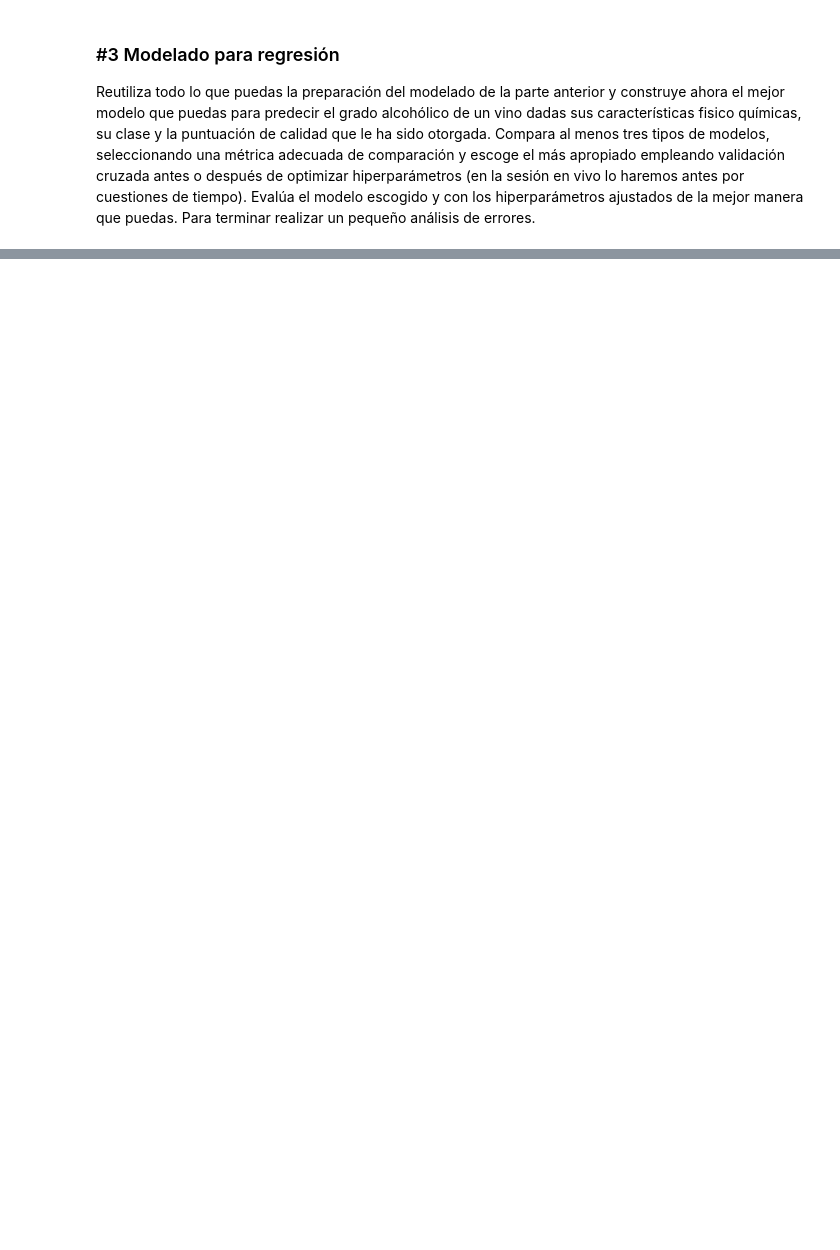
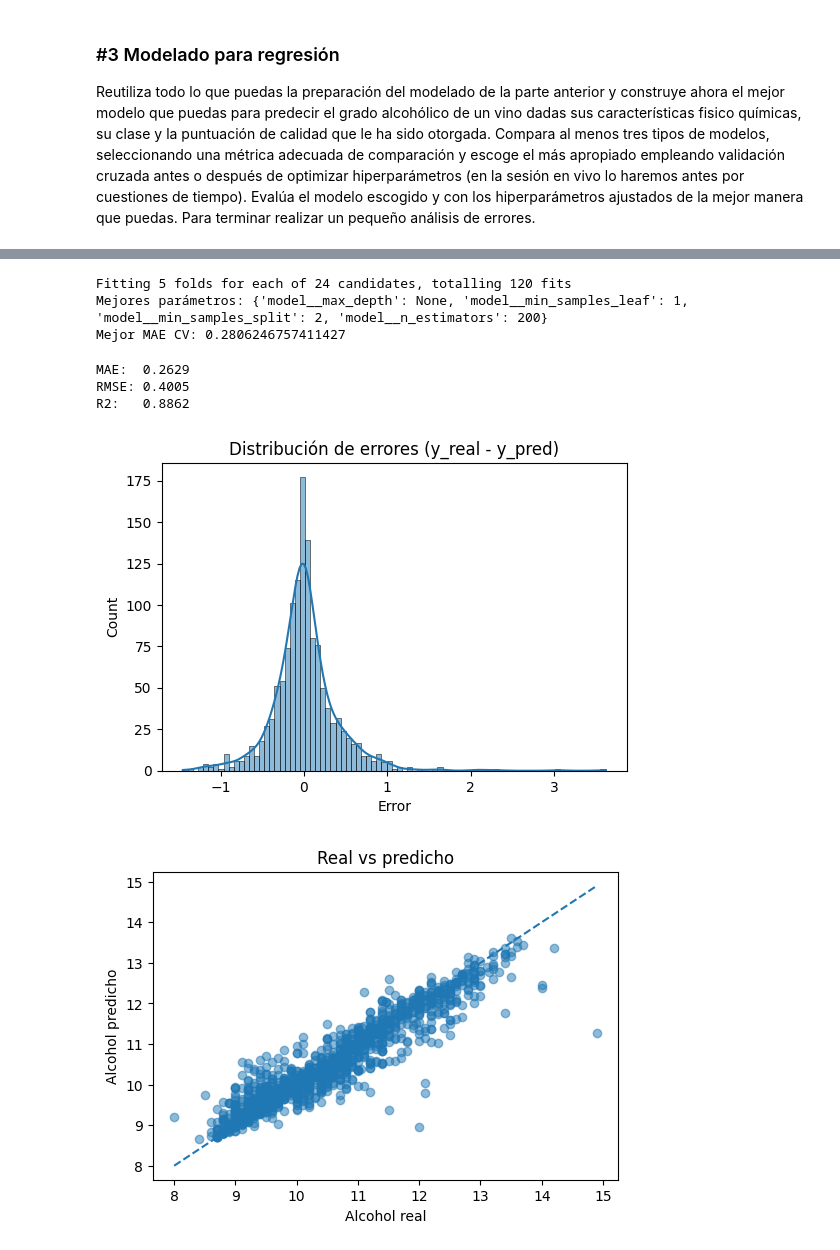
Before and after one commit to SaraRuizIniesta/DS-Online-Sara-Ruiz, a Jupyter notebook: 04_Machine_Learning/Sprint_12/Unidad_02_ML_Supervisado_Repaso/03_Practica_Obligatoria/18_Practica_Obligatoria_Repaso_Supervisado.ipynb, the cells around one changed output, grey strips where cells are left out. Drawn from its saved outputs; the diff is of its cells as text; code cells hidden in the pictures; blank space fills up the shorter version.

```diff
--- a/04_Machine_Learning/Sprint_12/Unidad_02_ML_Supervisado_Repaso/03_Practica_Obligatoria/18_Practica_Obligatoria_Repaso_Supervisado.ipynb
+++ b/04_Machine_Learning/Sprint_12/Unidad_02_ML_Supervisado_Repaso/03_Practica_Obligatoria/18_Practica_Obligatoria_Repaso_Supervisado.ipynb
@@ -140,0 +400,69 @@ Reutiliza todo lo que puedas la preparación del modelado de la parte anterior y
+# %%
+pipe_rfr = Pipeline(steps=[
+    ("preprocessor", preprocessor_reg),
+    ("model", RandomForestRegressor(random_state=42, n_jobs=-1))
+])
+
+param_grid_rfr = {
+    "model__n_estimators": [100, 200],
+    "model__max_depth": [None, 10, 20],
+    "model__min_samples_split": [2, 5],
+    "model__min_samples_leaf": [1, 2]
+}
+
+grid_rfr = GridSearchCV(
+    estimator=pipe_rfr,
+    param_grid=param_grid_rfr,
+    cv=cv_reg,
+    scoring="neg_mean_absolute_error",
+    n_jobs=-1,
+    verbose=1
+)
+
+grid_rfr.fit(X_train_reg, y_train_reg)
+
+print("Mejores parámetros:", grid_rfr.best_params_)
+print("Mejor MAE CV:", -grid_rfr.best_score_)
+# %% [output]
+Fitting 5 folds for each of 24 candidates, totalling 120 fits
+Mejores parámetros: {'model__max_depth': None, 'model__min_samples_leaf': 1, 'model__min_samples_split': 2, 'model__n_estimators': 200}
+Mejor MAE CV: 0.2806246757411427
+# %%
+from sklearn.metrics import mean_absolute_error, root_mean_squared_error, r2_score
+
+best_reg = grid_rfr.best_estimator_
+
+y_pred_reg = best_reg.predict(X_test_reg)
+
+mae = mean_absolute_error(y_test_reg, y_pred_reg)
+rmse = root_mean_squared_error(y_test_reg, y_pred_reg)
+r2 = r2_score(y_test_reg, y_pred_reg)
+
+print(f"MAE:  {mae:.4f}")
+print(f"RMSE: {rmse:.4f}")
+print(f"R2:   {r2:.4f}")
+# %% [output]
+MAE:  0.2629
+RMSE: 0.4005
+R2:   0.8862
+# %%
+errors = y_test_reg - y_pred_reg
+
+plt.figure(figsize=(6, 4))
+sns.histplot(errors, kde=True)
+plt.title("Distribución de errores (y_real - y_pred)")
+plt.xlabel("Error")
+plt.show()
+
+plt.figure(figsize=(6, 4))
+plt.scatter(y_test_reg, y_pred_reg, alpha=0.5)
+plt.xlabel("Alcohol real")
+plt.ylabel("Alcohol predicho")
+plt.title("Real vs predicho")
+plt.plot([y_test_reg.min(), y_test_reg.max()],
+         [y_test_reg.min(), y_test_reg.max()],
+         linestyle="--")
+plt.show()
+# %% [output]
+[figure, added]
+[figure, added]
```
Also changed, not shown: parts of 8 cells of this notebook.
